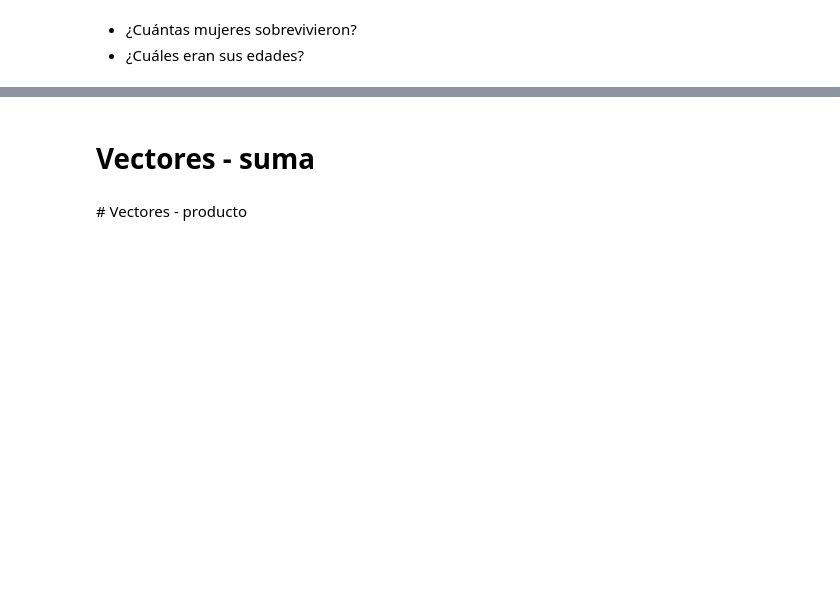
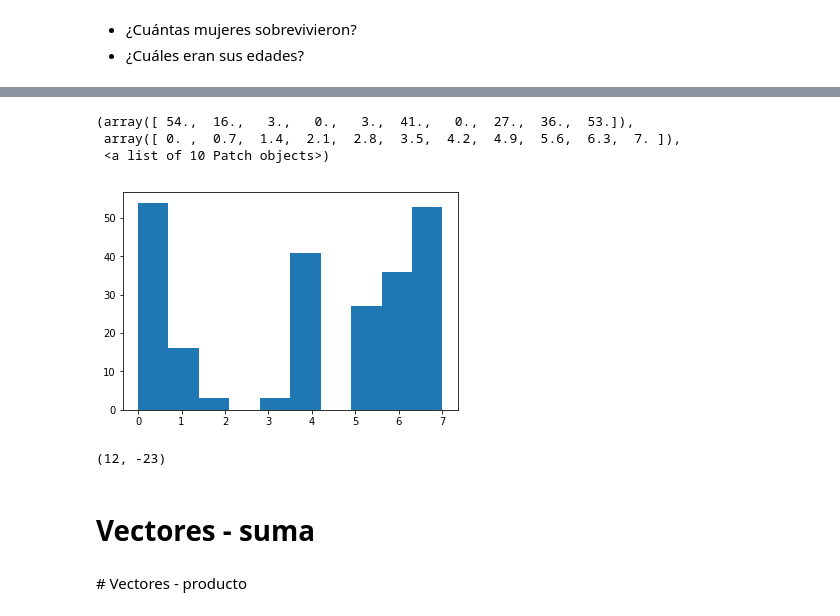
Before and after one commit to INGEOTEC/mccd2018, a Jupyter notebook: notebooks/03-NumPY.ipynb, the cells around one changed output, grey strips where cells are left out. Drawn from its saved outputs; the diff is of its cells as text; code cells hidden in the pictures; blank space fills up the shorter version.

```diff
--- a/notebooks/03-NumPY.ipynb
+++ b/notebooks/03-NumPY.ipynb
@@ -101,3 +249,18 @@ _ = hist(data[:, 2])
+# %%
+hist(edad_mujer[clase_mujer == 1])
+# %% [output]
+(array([ 54.,  16.,   3.,   0.,   3.,  41.,   0.,  27.,  36.,  53.]),
+ array([ 0. ,  0.7,  1.4,  2.1,  2.8,  3.5,  4.2,  4.9,  5.6,  6.3,  7. ]),
+ <a list of 10 Patch objects>)
+[figure, added]
+# %%
+a, b = 12, -23
+a, b
+c = np.array([12, -23])
+a, b = c
+a, b
+# %% [output]
+(12, -23)
 # %% [markdown]
 # Vectores - suma
 # %% [markdown]
```
Also changed, not shown: parts of 26 cells of this notebook.
